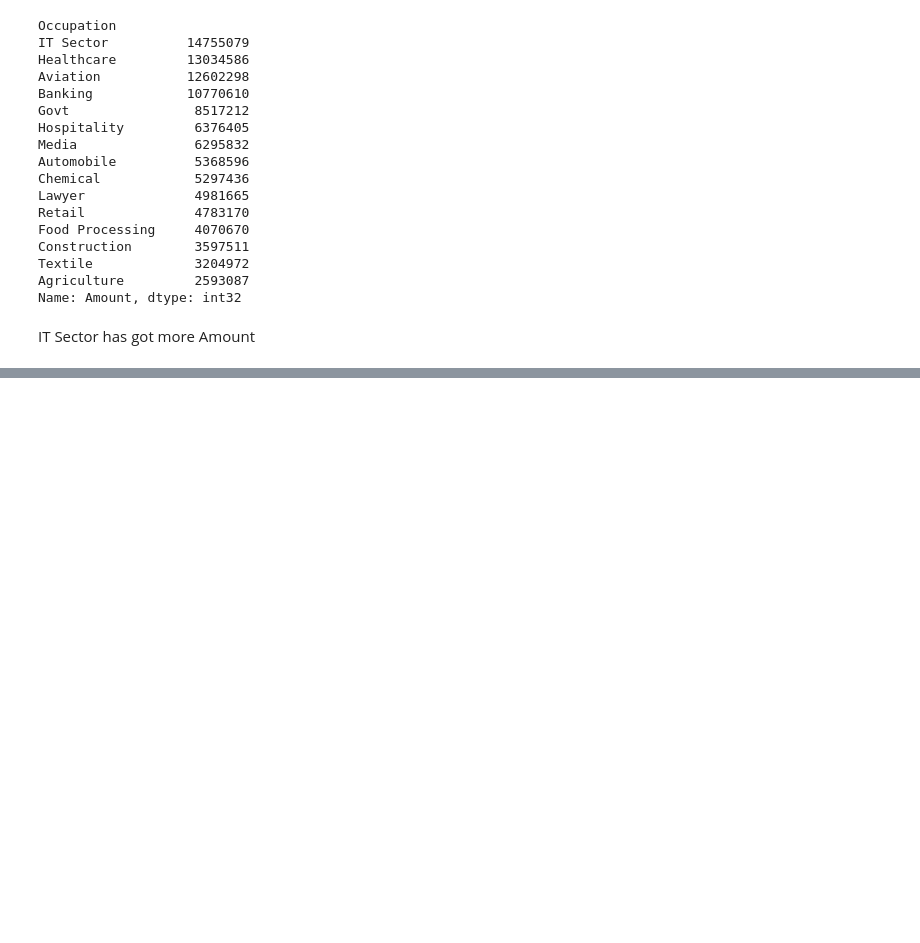
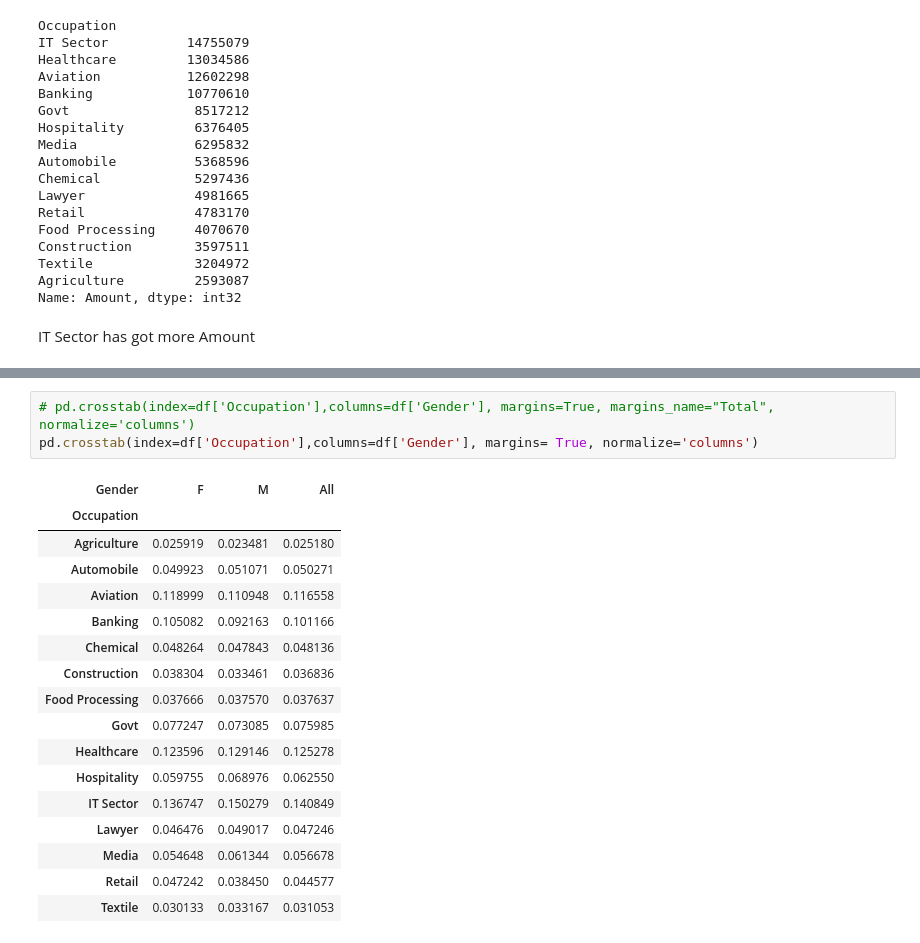
Before and after one commit to itiksha/Python-Data-Analysis-Project, a Jupyter notebook: Py-Project1-Diwali/Diwali_Sales_Analysis.ipynb, the cells around one changed output, grey strips where cells are left out. Saved outputs shown, nothing was run; the diff lists cells and outputs as text; blank space fills up the shorter version.

```diff
--- a/Py-Project1-Diwali/Diwali_Sales_Analysis.ipynb
+++ b/Py-Project1-Diwali/Diwali_Sales_Analysis.ipynb
@@ -465,0 +740,21 @@ IT Sector has got more Amount
+# %%
+# pd.crosstab(index=df['Occupation'],columns=df['Gender'], margins=True, margins_name="Total", normalize='columns')
+pd.crosstab(index=df['Occupation'],columns=df['Gender'], margins= True, normalize='columns')
+# %% [output]
+| Gender | F | M | All |
+| Occupation |  |  |  |
+| Agriculture | 0.025919 | 0.023481 | 0.025180 |
+| Automobile | 0.049923 | 0.051071 | 0.050271 |
+| Aviation | 0.118999 | 0.110948 | 0.116558 |
+| Banking | 0.105082 | 0.092163 | 0.101166 |
+| Chemical | 0.048264 | 0.047843 | 0.048136 |
+| Construction | 0.038304 | 0.033461 | 0.036836 |
+| Food Processing | 0.037666 | 0.037570 | 0.037637 |
+| Govt | 0.077247 | 0.073085 | 0.075985 |
+| Healthcare | 0.123596 | 0.129146 | 0.125278 |
+| Hospitality | 0.059755 | 0.068976 | 0.062550 |
+| IT Sector | 0.136747 | 0.150279 | 0.140849 |
+| Lawyer | 0.046476 | 0.049017 | 0.047246 |
+| Media | 0.054648 | 0.061344 | 0.056678 |
+| Retail | 0.047242 | 0.038450 | 0.044577 |
+| Textile | 0.030133 | 0.033167 | 0.031053 |
```
Also changed, not shown: parts of 40 cells of this notebook.
